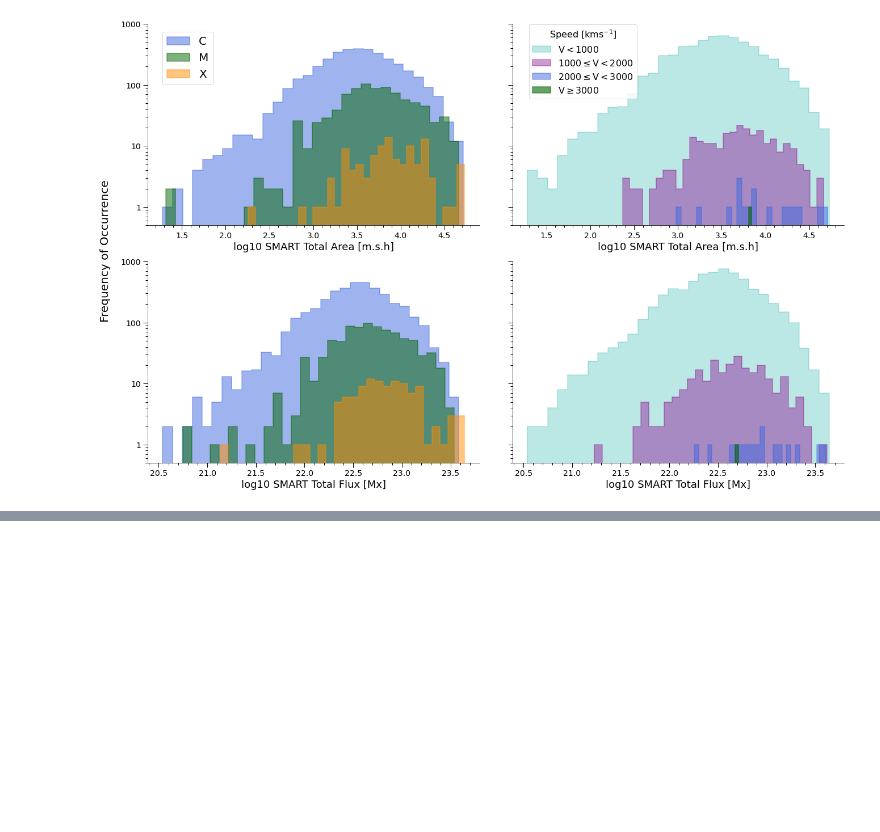
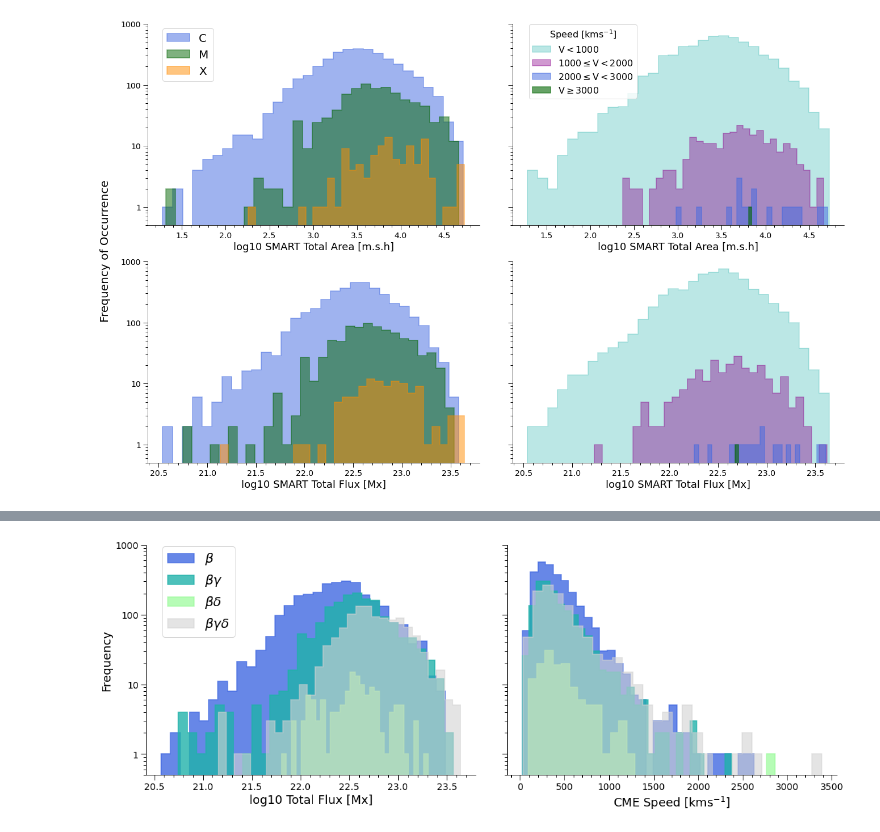
Before and after one commit to peterbreslin/ss_project, a Jupyter notebook: poster_histograms.ipynb, the cells around one changed output, grey strips where cells are left out. Cells and saved outputs as stored; diff of their text form; code cells hidden in the pictures; blank space fills up the shorter version.

```diff
--- a/poster_histograms.ipynb
+++ b/poster_histograms.ipynb
@@ -248,0 +505,75 @@ plt.show()
+# %%
+fig1, (ax1, ax2) = plt.subplots(1, 2, figsize=(16, 6), sharey='row', facecolor='white')
+#fig1.subplots_adjust(wspace=0.15)
+
+# area
+#n1, b1, p1 = ax1.hist(np.log10(a.smart_total_flux), 30, histtype='stepfilled',
+#                         ec='fuchsia', fc='fuchsia', lw=1.5, alpha=1, label=r'$\alpha$')
+n2, b2, p2 = ax1.hist(np.log10(b.smart_total_flux), 30, histtype='stepfilled',
+                         ec='royalblue', fc='royalblue', lw=1.5, alpha=0.8, label=r'$\beta$')
+n3, b3, p3 = ax1.hist(np.log10(bg.smart_total_flux), 30, histtype='stepfilled',
+                         ec='lightseagreen', fc='lightseagreen', lw=1.5, alpha=0.8, label=r'$\beta \gamma$')
+n4, b4, p4 = ax1.hist(np.log10(bd.smart_total_flux), 30, histtype='stepfilled',
+                         ec='palegreen', fc='palegreen', lw=1.5, alpha=0.7, label=r'$\beta \delta$')
+n5, b5, p5 = ax1.hist(np.log10(bgd.smart_total_flux), 30, histtype='stepfilled',
+                         ec='lightgrey', fc='lightgrey', lw=1.5, alpha=0.6, label=r'$\beta \gamma \delta$')
+#n6, b6, p6 = ax1.hist(np.log10(gd.smart_total_flux), 30, histtype='stepfilled',
+#                         ec='tomato', fc='tomato', lw=1.5, alpha=0.7, label=r'$\gamma \delta$')
+
+ax1.set_yscale('log')
+ax1.set_ylim([0.5,1000])
+ax1.set_yticks([1, 10, 100, 1000])
+ax1.set_yticklabels(['1', '10', '100', '1000'])
+
+ax1.set_xlabel('log10 Total Flux [Mx]', fontsize=18)
+ax1.set_ylabel('Frequency', fontsize=18)
+#ax1.legend(loc=[0.045,0.50], fontsize=16)
+ax1.legend(loc=[0.05, 0.6], fontsize=20)
+
+plt.setp(ax1.get_xticklabels(), fontsize=14)
+plt.setp(ax1.get_yticklabels(), fontsize=14)
+
+ax1.xaxis.set_minor_locator(MultipleLocator(0.1))
+ax1.tick_params(axis='both', length=8, top=False, right=False, direction='out', width=1)
+ax1.tick_params(axis='both', length=4, top=False, right=False, direction='out', which='minor', width=1)
+ax1.spines['right'].set_visible(False)
+ax1.spines['top'].set_visible(False)
+
+
+# speed
+#n1, b1, p1 = ax2.hist(a.cme_speed, 30, histtype='stepfilled',
+#                         ec='fuchsia', fc='fuchsia', lw=1.5, alpha=1, label=r'$\alpha$')
+n2, b2, p2 = ax2.hist(b.cme_speed, 30, histtype='stepfilled',
+                         ec='royalblue', fc='royalblue', lw=1.5, alpha=0.8, label=r'$\beta$')
+n3, b3, p3 = ax2.hist(bg.cme_speed, 30, histtype='stepfilled',
+                         ec='lightseagreen', fc='lightseagreen', lw=1.5, alpha=0.8, label=r'$\beta \gamma$')
+n4, b4, p4 = ax2.hist(bd.cme_speed, 30, histtype='stepfilled',
+                         ec='palegreen', fc='palegreen', lw=1.5, alpha=0.7, label=r'$\beta \delta$')
+n5, b5, p5 = ax2.hist(bgd.cme_speed, 30, histtype='stepfilled',
+                         ec='lightgrey', fc='lightgrey', lw=1.5, alpha=0.6, label=r'$\beta \gamma \delta$')
+#n6, b6, p6 = ax2.hist(gd.cme_speed, 30, histtype='stepfilled',
+#                         ec='tomato', fc='tomato', lw=1.5, alpha=0.7, label=r'$\gamma \delta$')
+
+ax2.set_yscale('log')
+#ax2.set_xlim([2.5,6.25])
+ax2.set_ylim([0.5,1000])
+ax2.set_yticks([1, 10, 100, 1000])
+ax2.set_yticklabels(['1', '10', '100', '1000'])
+
+ax2.set_xlabel('CME Speed [kms$^{-1}$]', fontsize=18)
+
+#ax2.yaxis.set_tick_params(labelleft=True)
+plt.setp(ax2.get_xticklabels(), fontsize=14)
+plt.setp(ax2.get_yticklabels(), fontsize=14)
+
+ax2.xaxis.set_minor_locator(MultipleLocator(100))
+ax2.tick_params(axis='both', length=8, top=False, right=False, direction='out', width=1)
+ax2.tick_params(axis='both', length=4, top=False, right=False, direction='out', which='minor', width=1)
+ax2.spines['right'].set_visible(False)
+ax2.spines['top'].set_visible(False)
+
+plt.tight_layout(w_pad=4)
+#plt.savefig('poster_3.png', dpi=300, bbox_inches='tight', pad_inches=0.1)
+plt.show()
+# %% [output]
+[figure, added]
```
Also changed, not shown: parts of 6 cells of this notebook, 2 other files.
